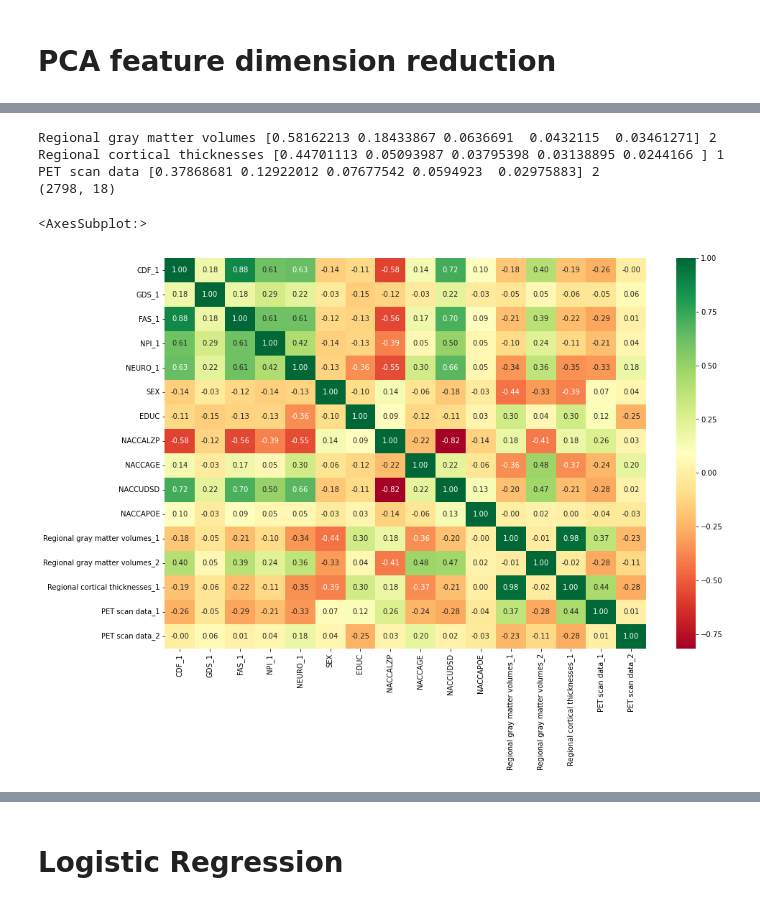
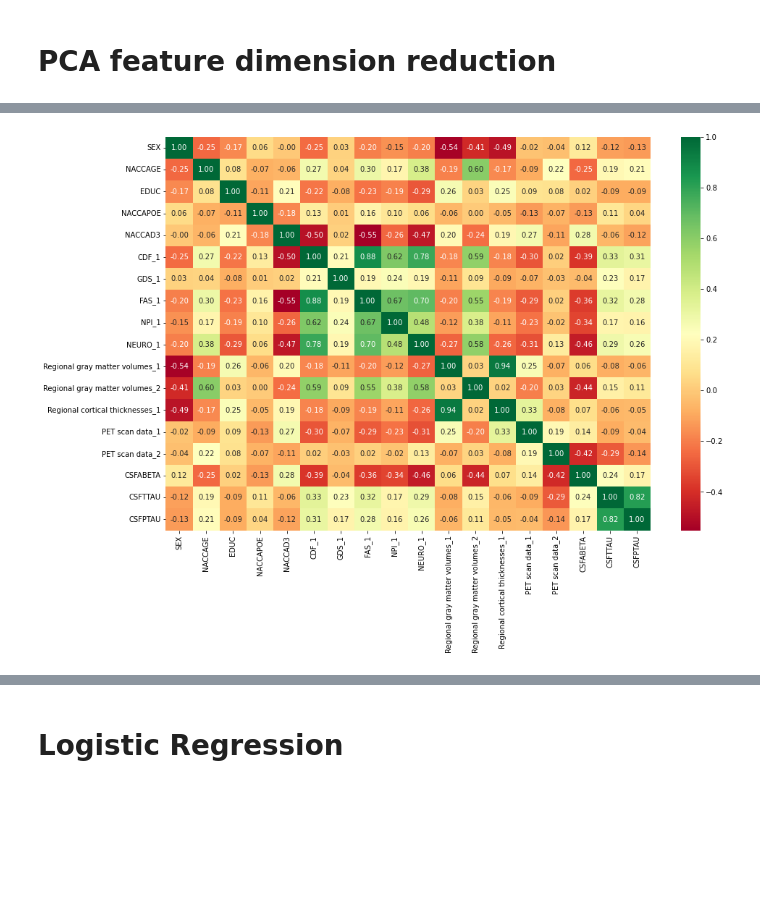
Before and after one commit to JeremyJosephLin/STA275_final_project, a Jupyter notebook: model/Baseline.ipynb, the cells around one changed output, grey strips where cells are left out. Drawn from its saved outputs; the diff is of its cells as text; code cells hidden in the pictures; blank space fills up the shorter version.

```diff
--- a/model/Baseline.ipynb
+++ b/model/Baseline.ipynb
@@ -138,17 +122,17 @@ NEURO [0.37694625 0.10706489 0.08291709 0.07689244 0.05812998] 1
+# %%
+csf_pca, uds_mri_csf_merged = csf_pca_transform(csf, uds_mri_merged, True)
+# %% [output]
+[figure, added]
 # %%
-#  PCA MRI data
-assert(len(Counter(mri.groupby('NACCID')['datetime'].count().values)))
-mri_pca = pca_transform(mri.drop(['NACCID', 'datetime'], axis=1), mri_dict, 5, pca_thres=0.1)
-mri_pca['NACCID'] = mri.reset_index()['NACCID']
-uds_mri_merged = uds_pca.merge(mri_pca, on='NACCID', how='inner')
-print(uds_mri_merged.shape)
+# pca = PCA(n_components=2)
+# csf_pca = pca.fit_transform(csf.drop(csf_drop_columns, axis=1))
+# print(pca.explained_variance_ratio_)
 
-plt.figure(figsize = (15, 10))
-sns.heatmap(uds_mri_merged.corr(), annot=True, fmt='.2f', cmap='RdYlGn')
+# csf_pca = pd.DataFrame(csf_pca[:,:2])
+# csf_pca.columns = ['CSF_{}'.format(i) for i in range(csf_pca.shape[1])]
+# csf_pca['NACCID'] = csf.reset_index()['NACCID']
+# uds_mri_cfs_merged = uds_mri_merged.merge(csf_pca, on='NACCID', how='inner')
+# print(uds_mri_cfs_merged.shape)
+
+# plt.figure(figsize = (15, 10))
+# sns.heatmap(uds_mri_cfs_merged.corr(), annot=True, fmt='.2f', cmap='RdYlGn')
-# %% [output]
-Regional gray matter volumes [0.58162213 0.18433867 0.0636691  0.0432115  0.03461271] 2
-Regional cortical thicknesses [0.44701113 0.05093987 0.03795398 0.03138895 0.0244166 ] 1
-PET scan data [0.37868681 0.12922012 0.07677542 0.0594923  0.02975883] 2
-(2798, 18)
-<AxesSubplot:>
-[figure, removed]
```
Also changed, not shown: parts of 37 cells of this notebook.
